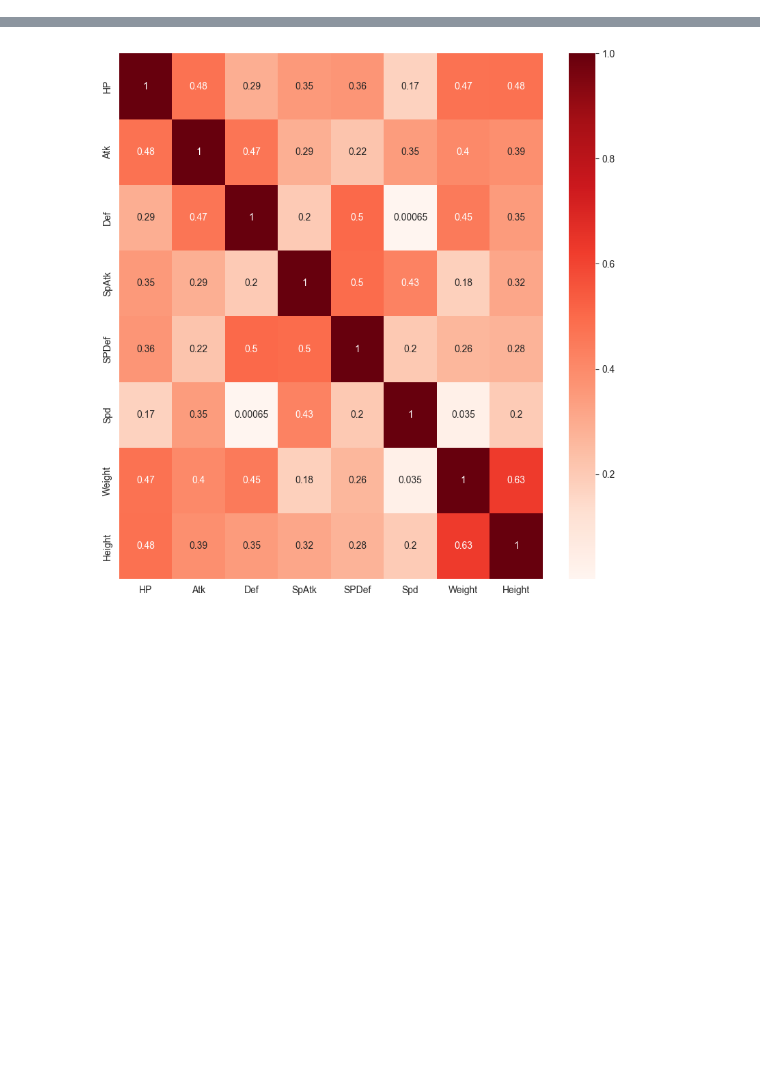
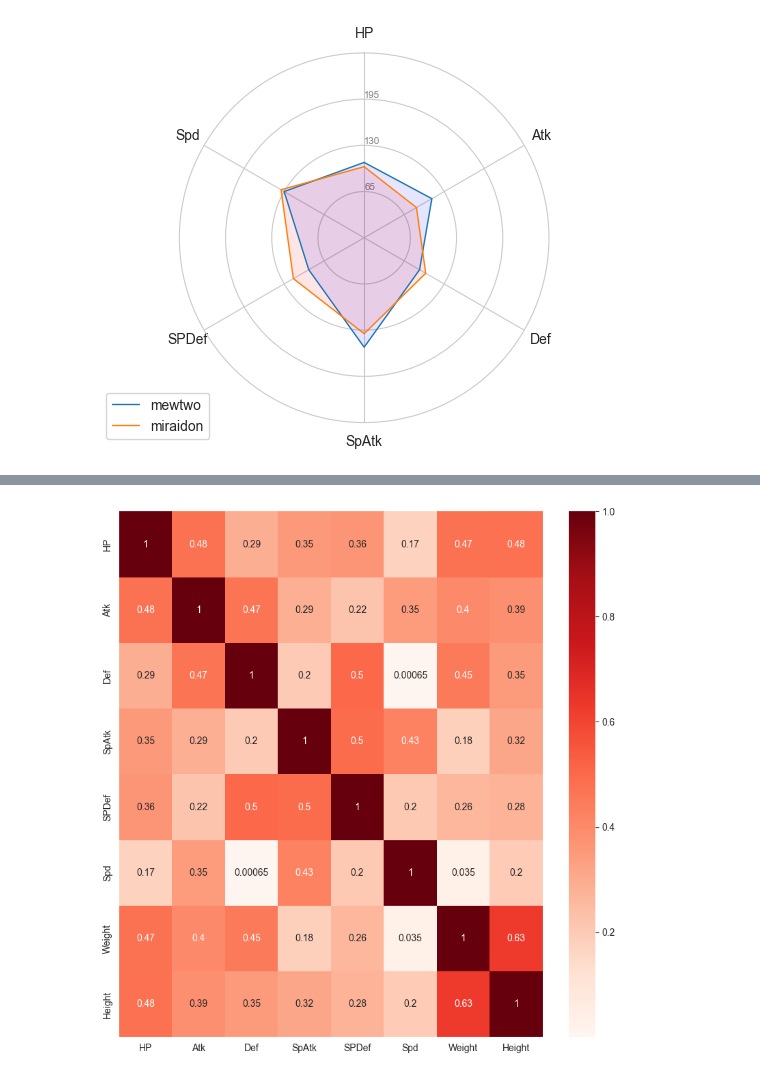
Before and after one commit to rodrigofmfreitas/pokemon-data, a Jupyter notebook: PokeStatistics.ipynb, the cells around one changed output, grey strips where cells are left out. Saved outputs shown, nothing was run; the diff lists cells and outputs as text; code cells hidden in the pictures; blank space fills up the shorter version.

```diff
--- a/PokeStatistics.ipynb
+++ b/PokeStatistics.ipynb
@@ -78,3 +75,7 @@ def plot_spider(*id, comp = False):
 
     plt.legend(loc='upper right', bbox_to_anchor=(0.1, 0.1))
     plt.show()
+# %%
+plot_spider(150, 1008, comp = True)
+# %% [output]
+[figure, added]
```
Also changed, not shown: parts of 9 cells of this notebook.
